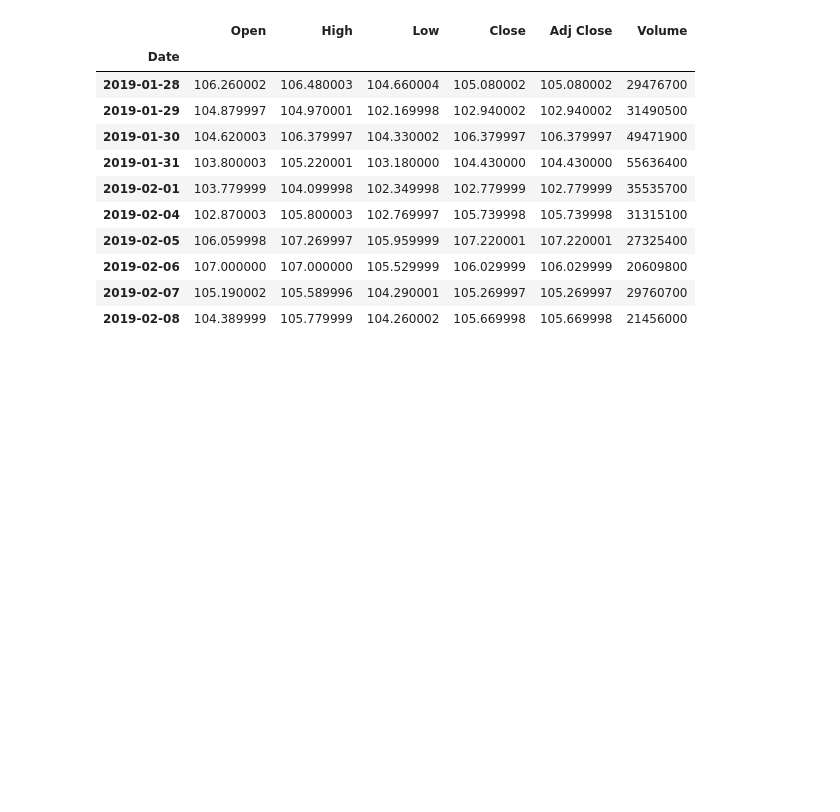
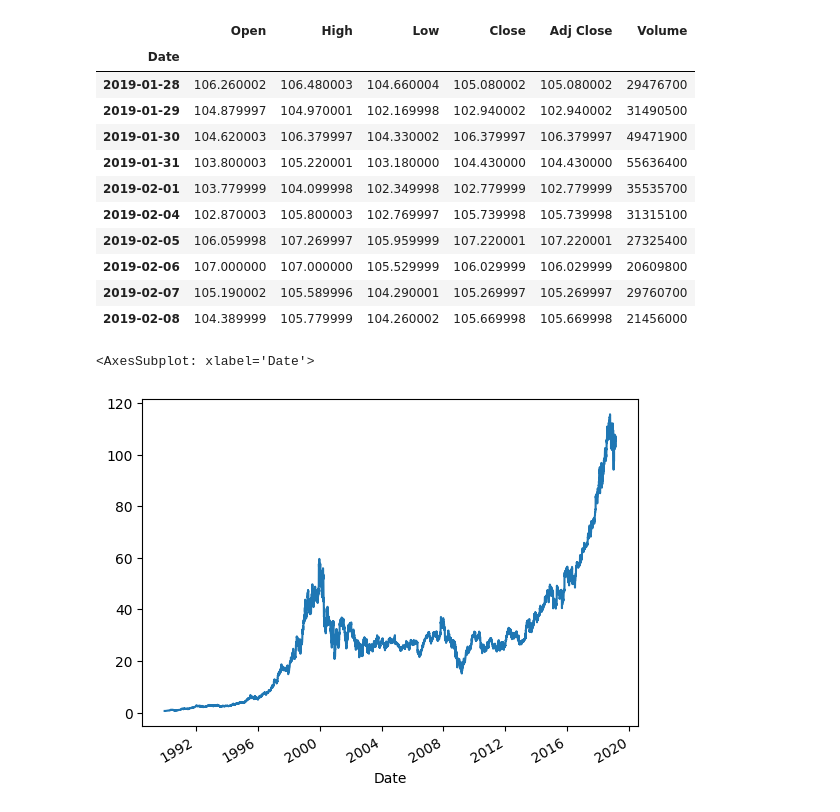
Before and after one commit to 18-RAJAT/Stock-Prediction, a Jupyter notebook: stock_price_prediction_LSTM.ipynb, the cells around one changed output. Saved outputs shown, nothing was run; the diff lists cells and outputs as text; code cells hidden in the pictures; blank space fills up the shorter version.

```diff
--- a/stock_price_prediction_LSTM.ipynb
+++ b/stock_price_prediction_LSTM.ipynb
@@ -135,3 +134,8 @@ df.tail(10)
 | 2019-02-06 | 107.000000 | 107.000000 | 105.529999 | 106.029999 | 106.029999 | 20609800 |
 | 2019-02-07 | 105.190002 | 105.589996 | 104.290001 | 105.269997 | 105.269997 | 29760700 |
 | 2019-02-08 | 104.389999 | 105.779999 | 104.260002 | 105.669998 | 105.669998 | 21456000 |
+# %%
+df['Close'].plot()
+# %% [output]
+<AxesSubplot: xlabel='Date'>
+[figure, added]
```
Also changed, not shown: parts of 1 cell of this notebook.
